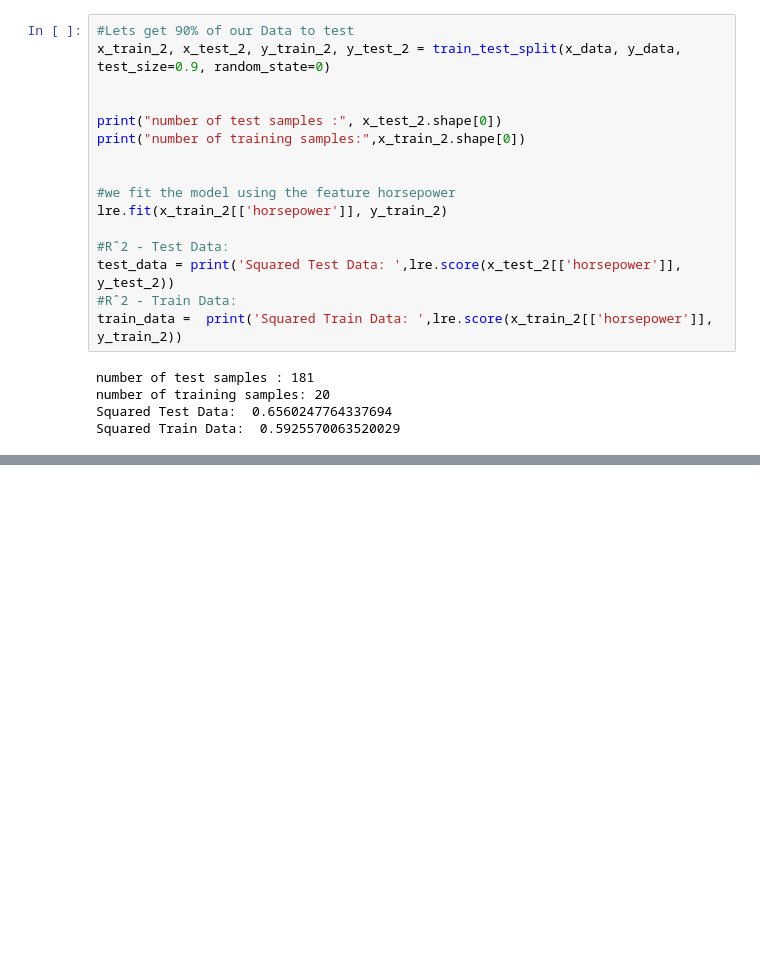
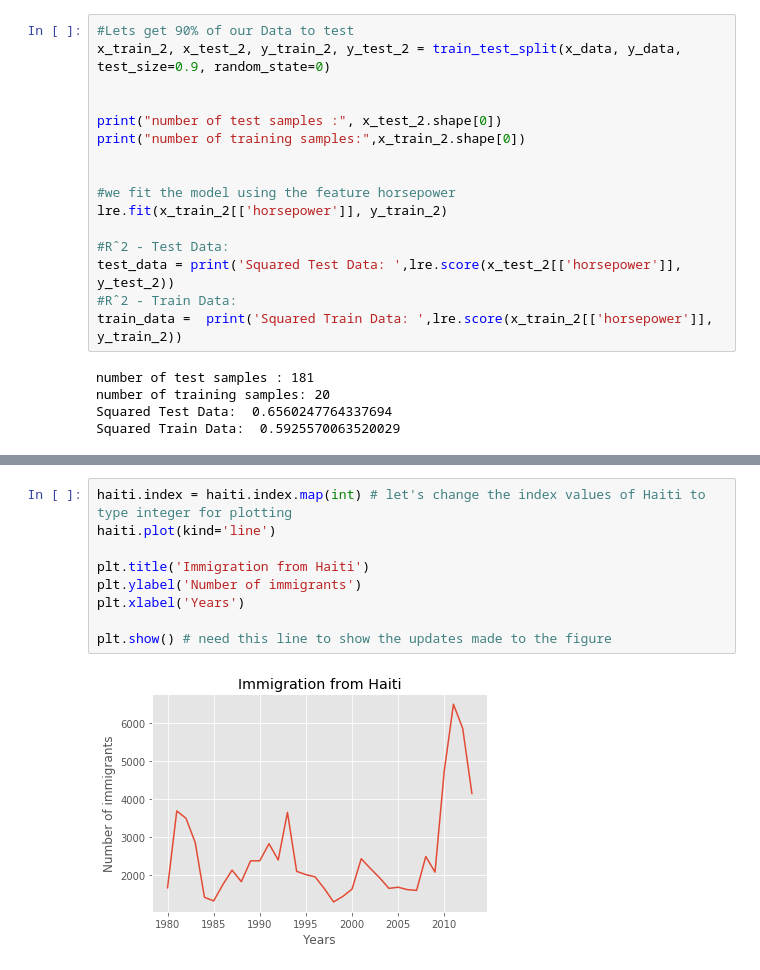
Before and after one commit to Taciones/Data_Analysis_with_Python, a Jupyter notebook: Data_Analisys.ipynb, the cells around one changed output, grey strips where cells are left out. Drawn from its saved outputs; the diff is of its cells as text; blank space fills up the shorter version.

```diff
--- a/Data_Analisys.ipynb
+++ b/Data_Analisys.ipynb
@@ -851,0 +1168,11 @@ Squared Train Data:  0.5925570063520029
+# %%
+haiti.index = haiti.index.map(int) # let's change the index values of Haiti to type integer for plotting
+haiti.plot(kind='line')
+
+plt.title('Immigration from Haiti')
+plt.ylabel('Number of immigrants')
+plt.xlabel('Years')
+
+plt.show() # need this line to show the updates made to the figure
+# %% [output]
+[figure, added]
```
Also changed, not shown: parts of 34 cells of this notebook, 2 other files.
